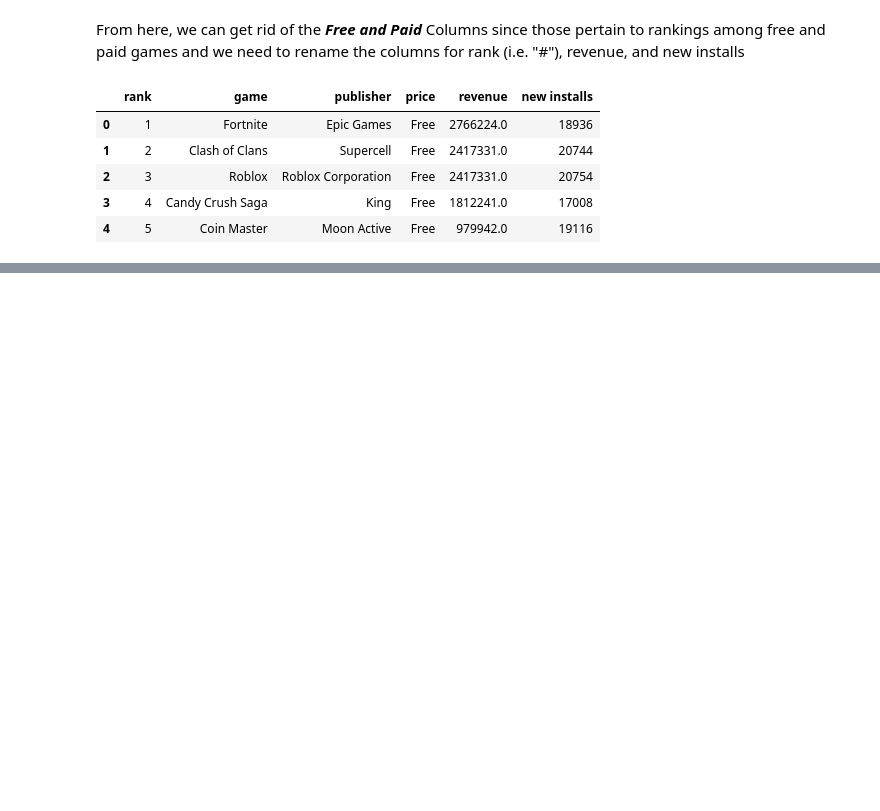
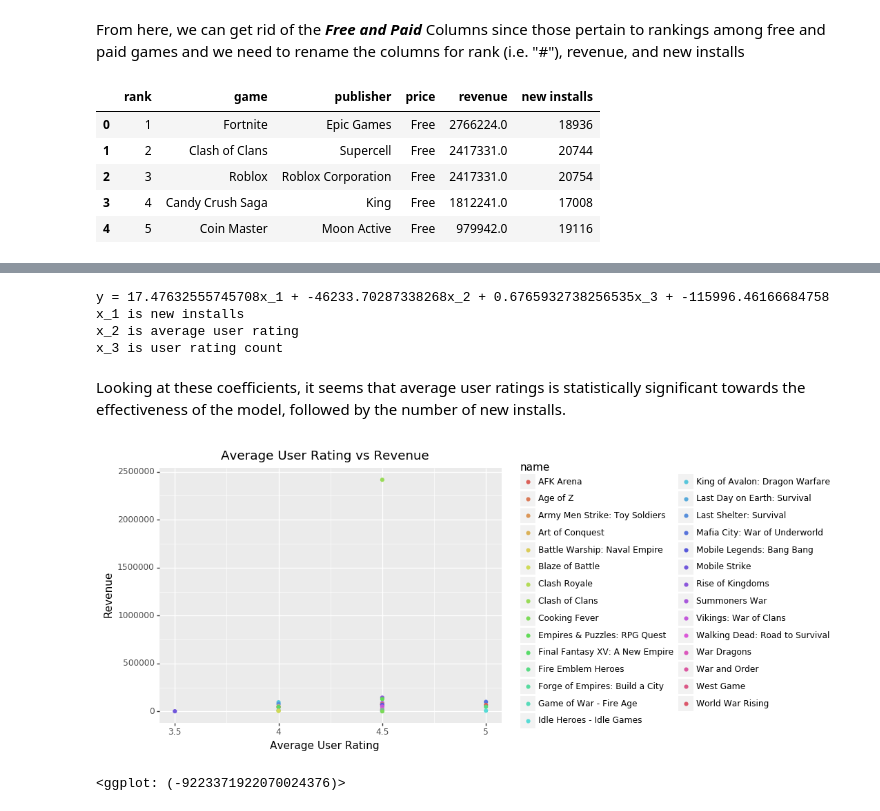
Before and after one commit to morrisq/morrisq.github.io, a Jupyter notebook: Final Project.ipynb, the cells around one changed output, grey strips where cells are left out. Cells and saved outputs as stored; diff of their text form; code cells hidden in the pictures; blank space fills up the shorter version.

```diff
--- a/Final Project.ipynb
+++ b/Final Project.ipynb
@@ -286,0 +366,5 @@ mobile_game_sales_df.head(5)
+# %%
+condensed_sales_df = pd.DataFrame(mobile_game_sales_df, columns=["game", "revenue", "new installs"])
+condensed_sales_df.rename(columns={"game": "name"}, inplace=True)
+
+merged_df = pd.merge(condensed_sales_df, condensed_itunes_df, on='name')
@@ -286,0 +395,38 @@ mobile_game_sales_df.head(5)
+# %%
+# These are the parameters we're interested in
+X = merged_df[['new installs', 'average user rating', 'user rating count']]
+Y = merged_df['revenue']
+
+# Fit the regression model with these terms
+regr = LinearRegression()
+regr.fit(X, Y)
+
+# Print to verify
+# print('Intercept: \n', inter_regr.intercept_)
+# print('Coefficients: \n', inter_regr.coef_)
+
+# Shorten the names for retrieving intercept and coefficient
+intercept = regr.intercept_
+coef = regr.coef_
+
+# Print out the formula
+print("y = {}x_1 + {}x_2 + {}x_3 + {}".format(coef[0], coef[1], coef[2], intercept))
+print("x_1 is new installs\nx_2 is average user rating\nx_3 is user rating count")
+# %% [output]
+y = 17.47632555745708x_1 + -46233.70287338268x_2 + 0.6765932738256535x_3 + -115996.46166684758
+x_1 is new installs
+x_2 is average user rating
+x_3 is user rating count
+# %% [markdown]
+Looking at these coefficients, it seems that average user ratings is statistically significant towards the effectiveness of the model, followed by the number of new installs.
+# %%
+# We can also analyze scatterplots for how user ratings affect revenue
+(ggplot(merged_df, aes(x='average user rating', y='revenue', color = 'name'))
+    + geom_point()
+    + labs(title="Average User Rating vs Revenue",
+        x = "Average User Rating",
+        y = "Revenue")
+)
+# %% [output]
+[figure, added]
+<ggplot: (-9223371922070024376)>
```
Also changed, not shown: parts of 18 cells of this notebook.
